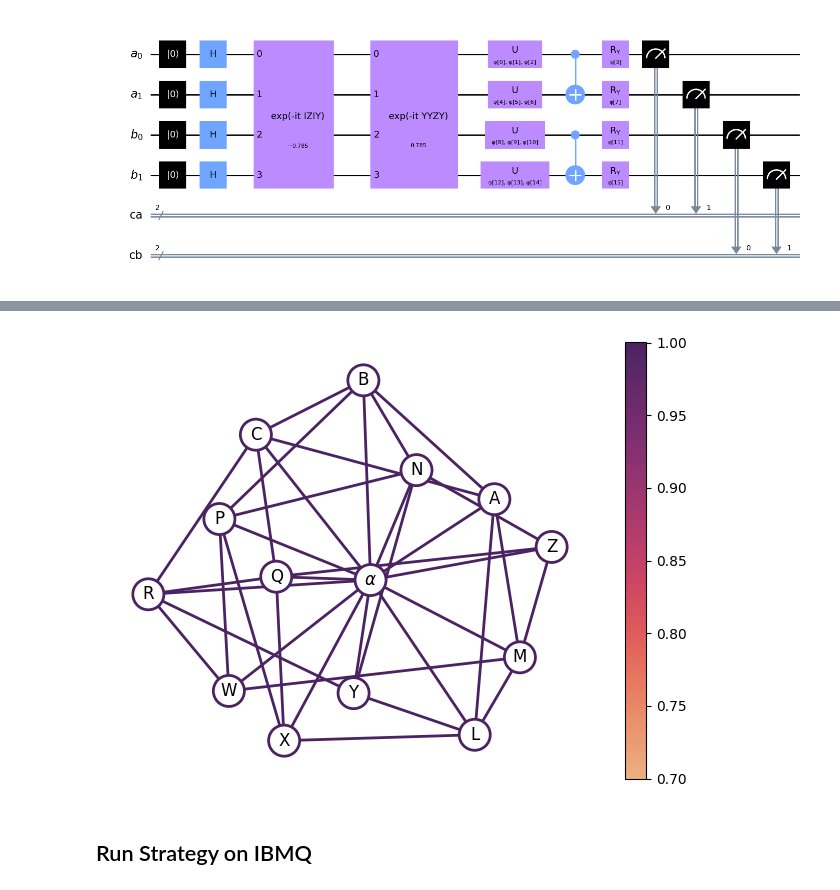
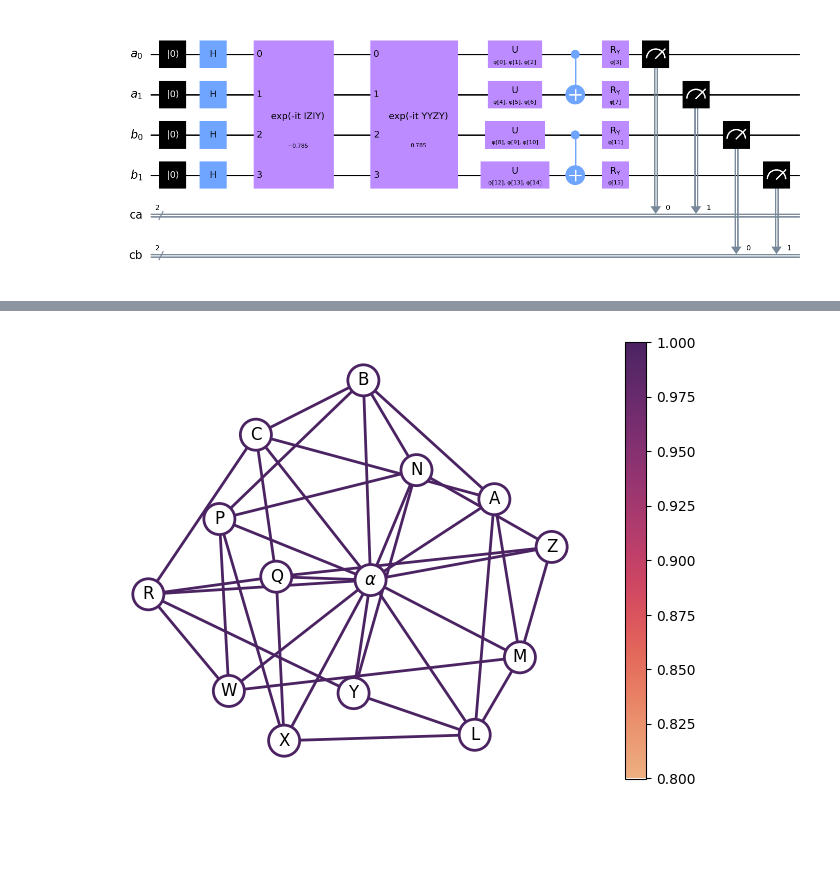
Before and after one commit to jfurches/nonlocalgames, a Jupyter notebook: g14.ipynb, the cells around one changed output, grey strips where cells are left out. Saved outputs shown, nothing was run; the diff lists cells and outputs as text; code cells hidden in the pictures; blank space fills up the shorter version.

```diff
--- a/g14.ipynb
+++ b/g14.ipynb
@@ -783,7 +783,7 @@ G = util.df_to_graph(wr, labels)
 util.draw_graph(G,
                 sns.color_palette('flare', as_cmap=True),
                 initial_pos=None,
-                vmin=0.7, vmax=1)
+                vmin=0.8, vmax=1)
 plt.tight_layout()
 plt.savefig(f'plots/g14_constrained_u3ry/graph.png', dpi=300)
 plt.savefig(f'plots/g14_constrained_u3ry/graph.pdf')
@@ -794,3 +793 @@ The autoreload extension is already loaded. To reload it, use:
-[figure, old version]
+[figure, new version]
-# %% [markdown]
-## Run Strategy on IBMQ
```
Also changed, not shown: parts of 10 cells of this notebook, 6 other files.
